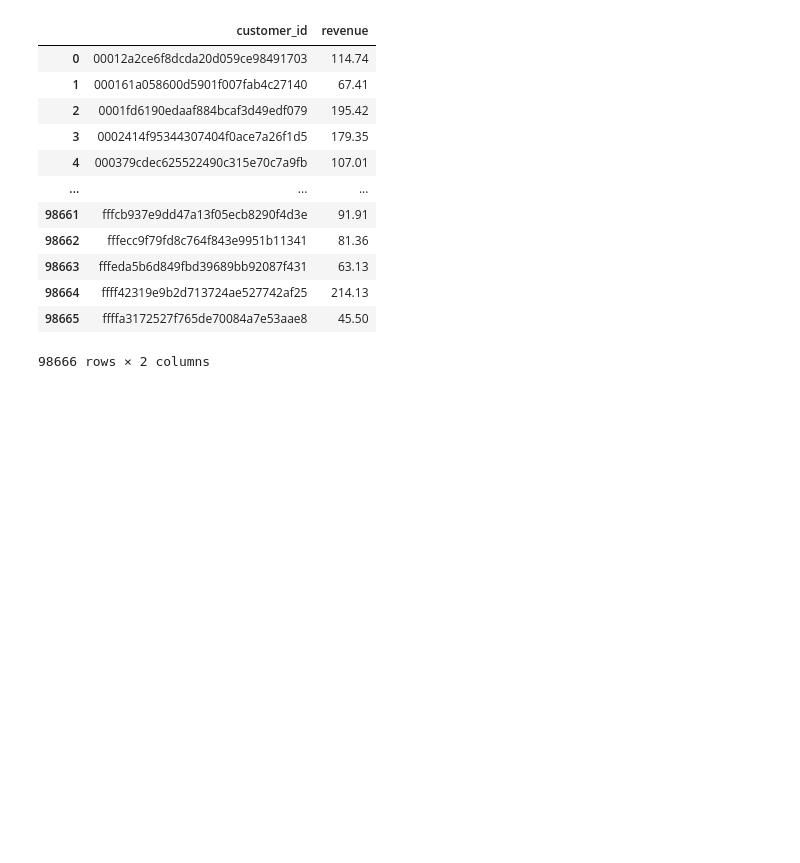
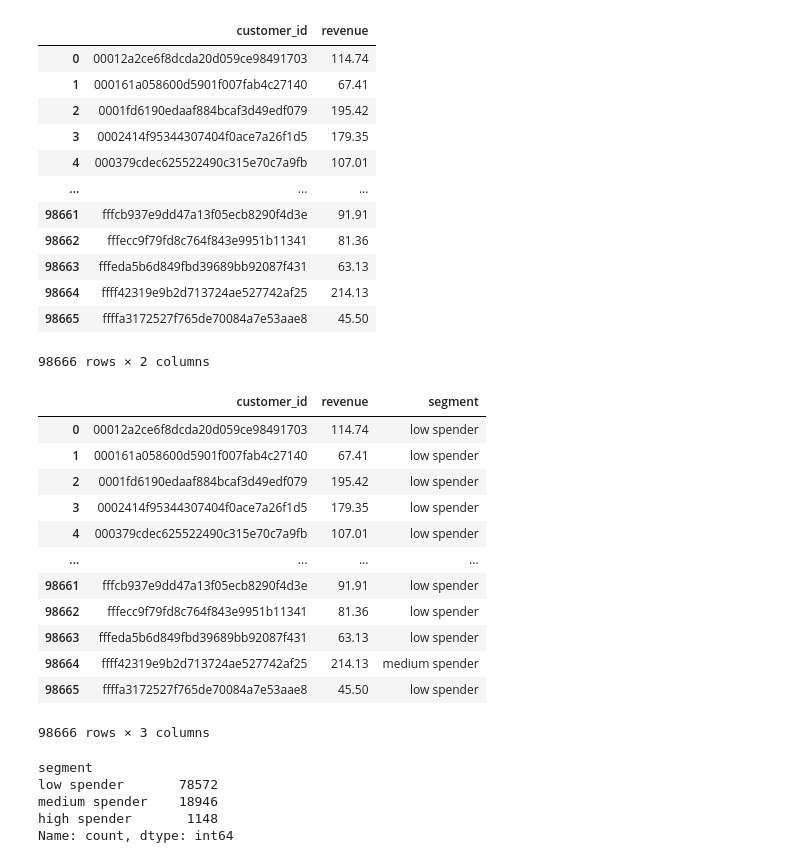
Before and after one commit to abhishekyadav-codes/PROJECT-olist-ecommerce-data-analysis, a Jupyter notebook: PROJECT-2.ipynb, the cells around one changed output. Cells and saved outputs as stored; diff of their text form; code cells hidden in the pictures; blank space fills up the shorter version.

```diff
--- a/PROJECT-2.ipynb
+++ b/PROJECT-2.ipynb
@@ -786,3 +771,28 @@ def segment(x):
         return "medium spender"
     else:
         return "high spender"
+# %%
+customer_spending['segment'] = customer_spending['revenue'].apply(segment)
+customer_spending
+# %% [output]
+|  | customer_id | revenue | segment |
+| 0 | 00012a2ce6f8dcda20d059ce98491703 | 114.74 | low spender |
+| 1 | 000161a058600d5901f007fab4c27140 | 67.41 | low spender |
+| 2 | 0001fd6190edaaf884bcaf3d49edf079 | 195.42 | low spender |
+| 3 | 0002414f95344307404f0ace7a26f1d5 | 179.35 | low spender |
+| 4 | 000379cdec625522490c315e70c7a9fb | 107.01 | low spender |
+| ... | ... | ... | ... |
+| 98661 | fffcb937e9dd47a13f05ecb8290f4d3e | 91.91 | low spender |
+| 98662 | fffecc9f79fd8c764f843e9951b11341 | 81.36 | low spender |
+| 98663 | fffeda5b6d849fbd39689bb92087f431 | 63.13 | low spender |
+| 98664 | ffff42319e9b2d713724ae527742af25 | 214.13 | medium spender |
+| 98665 | ffffa3172527f765de70084a7e53aae8 | 45.50 | low spender |
+98666 rows × 3 columns
+# %%
+customer_spending['segment'].value_counts()
+# %% [output]
+segment
+low spender       78572
+medium spender    18946
+high spender       1148
+Name: count, dtype: int64
```
Also changed, not shown: parts of 2 cells of this notebook.
